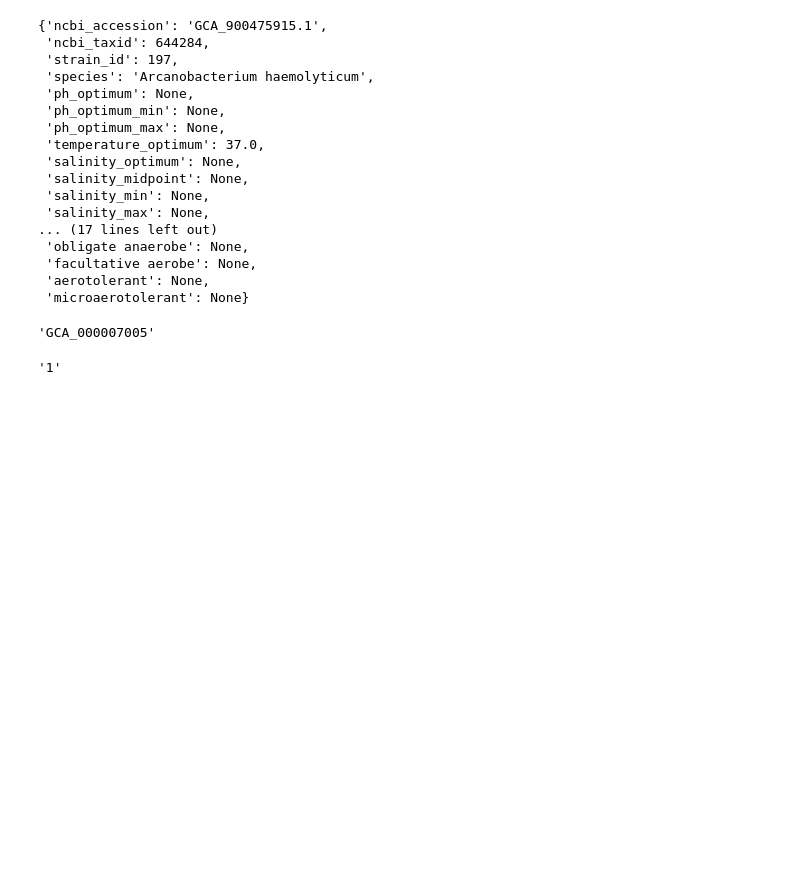
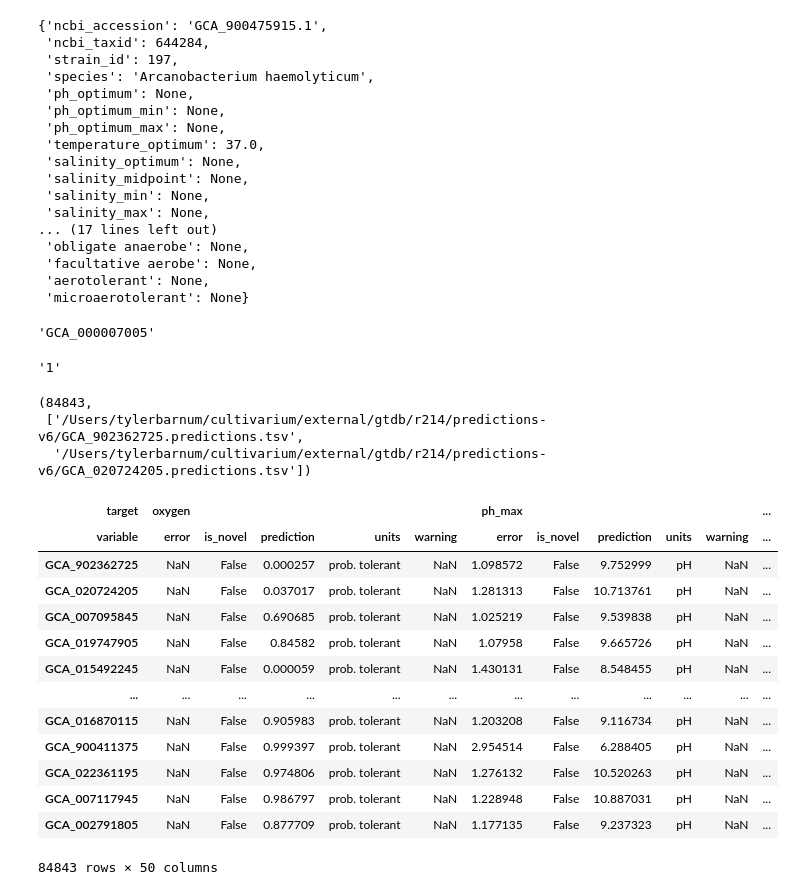
Before and after one commit to cultivarium/GenomeSPOT, a Jupyter notebook: notebooks/tutorial.ipynb, the cells around one changed output. Drawn from its saved outputs; the diff is of its cells as text; code cells hidden in the pictures; blank space fills up the shorter version.

```diff
--- a/notebooks/tutorial.ipynb
+++ b/notebooks/tutorial.ipynb
@@ -556,3 +572,60 @@ accession
 # genome = filename.split('/')[-1].split('.')[0][:-1]
 # %% [output]
 '1'
+# %%
+from glob import glob
+output_files = glob('/Users/tylerbarnum/cultivarium/external/gtdb/r214/predictions-v6/*tsv')
+len(output_files), output_files[0:2]
+# %% [output]
+(84843,
+ ['/Users/tylerbarnum/cultivarium/external/gtdb/r214/predictions-v6/GCA_902362725.predictions.tsv',
+  '/Users/tylerbarnum/cultivarium/external/gtdb/r214/predictions-v6/GCA_020724205.predictions.tsv'])
+# %%
+def gtdb_accession_to_ncbi(accession : str,
+                           make_genbank : bool = True,
+                           remove_version : bool = True) -> str:
+    """Convert GTDB 'accession' into NCBI accession.
+
+    Options allow different formats.
+
+    Args:
+        accession: GTDB accession e.g. RS_GCF_016456235.1
+        make_genbank: Replace the initial 'GCF_' with 'GCA_'
+        remove_version: Remove the terminal '.#'
+    Returns:
+        ncbi_accession : NCBI accession e.g. GCA_016456235
+    """
+
+    ncbi_accession = accession[3:]
+    if make_genbank:
+        ncbi_accession = ncbi_accession.replace('GCF_', 'GCA_')
+    if remove_version:
+        ncbi_accession = ncbi_accession[:-2]
+    return ncbi_accession
+
+dfs = []
+for tsv in output_files:
+    accession = gtdb_accession_to_ncbi(f"123{tsv.split('/')[-1]}".split('.')[0], remove_version=False)
+    try:
+        predictions_df = pd.read_csv(tsv, sep='\t', index_col=0)
+        melted_df = pd.melt(predictions_df.reset_index().rename(columns={'value' : 'prediction'}), id_vars=['target'], value_vars=['prediction', 'error', 'units', 'is_novel', 'warning']).set_index(['target', 'variable']).sort_index().rename(columns={'value' : accession}).T
+        dfs.append(melted_df)
+    except:
+        pass
+# %%
+pd.concat(dfs, axis=0)
+# %% [output]
+| target | oxygen |  |  |  |  | ph_max |  |  |  |  | ... |
+| variable | error | is_novel | prediction | units | warning | error | is_novel | prediction | units | warning | ... |
+| GCA_902362725 | NaN | False | 0.000257 | prob. tolerant | NaN | 1.098572 | False | 9.752999 | pH | NaN | ... |
+| GCA_020724205 | NaN | False | 0.037017 | prob. tolerant | NaN | 1.281313 | False | 10.713761 | pH | NaN | ... |
+| GCA_007095845 | NaN | False | 0.690685 | prob. tolerant | NaN | 1.025219 | False | 9.539838 | pH | NaN | ... |
+| GCA_019747905 | NaN | False | 0.84582 | prob. tolerant | NaN | 1.07958 | False | 9.665726 | pH | NaN | ... |
+| GCA_015492245 | NaN | False | 0.000059 | prob. tolerant | NaN | 1.430131 | False | 8.548455 | pH | NaN | ... |
+| ... | ... | ... | ... | ... | ... | ... | ... | ... | ... | ... | ... |
+| GCA_016870115 | NaN | False | 0.905983 | prob. tolerant | NaN | 1.203208 | False | 9.116734 | pH | NaN | ... |
+| GCA_900411375 | NaN | False | 0.999397 | prob. tolerant | NaN | 2.954514 | False | 6.288405 | pH | NaN | ... |
+| GCA_022361195 | NaN | False | 0.974806 | prob. tolerant | NaN | 1.276132 | False | 10.520263 | pH | NaN | ... |
+| GCA_007117945 | NaN | False | 0.986797 | prob. tolerant | NaN | 1.228948 | False | 10.887031 | pH | NaN | ... |
+| GCA_002791805 | NaN | False | 0.877709 | prob. tolerant | NaN | 1.177135 | False | 9.237323 | pH | NaN | ... |
+84843 rows × 50 columns
```
Also changed, not shown: parts of 13 cells of this notebook, 1 other file.
